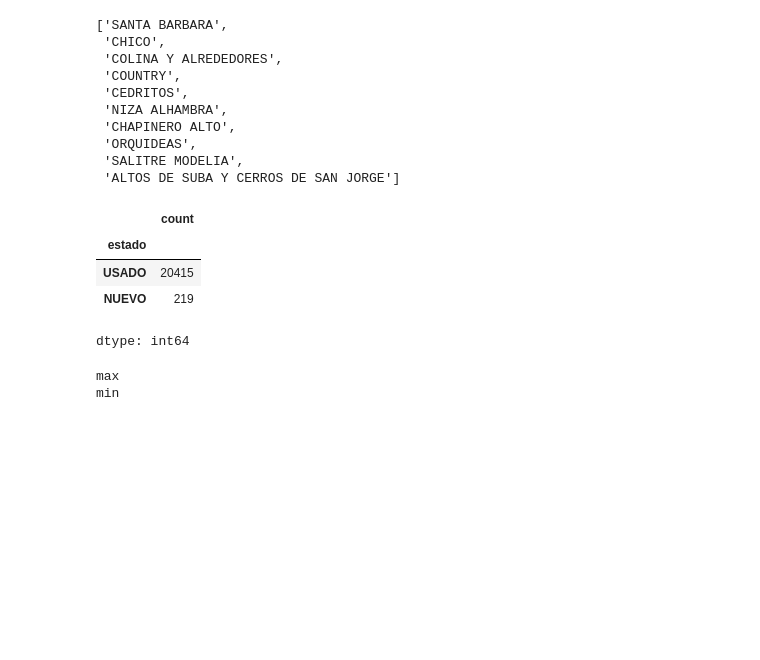
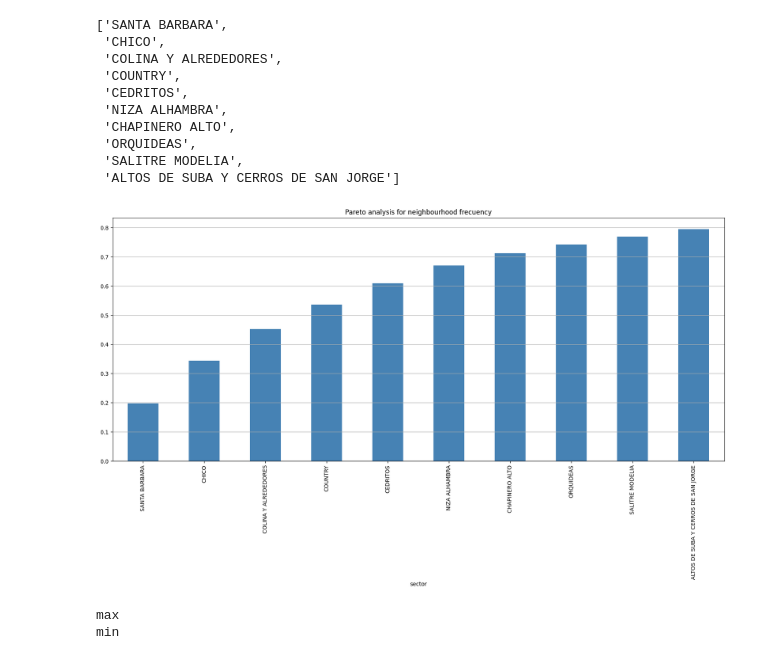
Before and after one commit to amrios80/linear-regression-tutorial, a Jupyter notebook: aptos/aptos.ipynb, the cells around one changed output. Saved outputs shown, nothing was run; the diff lists cells and outputs as text; code cells hidden in the pictures; blank space fills up the shorter version.

```diff
--- a/aptos/aptos.ipynb
+++ b/aptos/aptos.ipynb
@@ -193,14 +208,14 @@ most_representative_sector
  'ORQUIDEAS',
  'SALITRE MODELIA',
  'ALTOS DE SUBA Y CERROS DE SAN JORGE']
-# %%
-apto_df["estado"].value_counts()
-# %% [output]
-|  | count |
-| estado |  |
-| USADO | 20415 |
-| NUEVO | 219 |
-dtype: int64
+# %%
+plt.figure(figsize=(20, 8))
+sector_frec_cumsum.loc[sector_frec_cumsum < 0.8].plot(kind="bar", color="steelblue")
+plt.title("Pareto analysis for neighbourhood frecuency")
+plt.grid(axis="y")
+plt.show()
+# %% [output]
+[figure, added]
 # %%
 def print_max(df, target_var):
     print("max")
```
Also changed, not shown: parts of 4 cells of this notebook.
